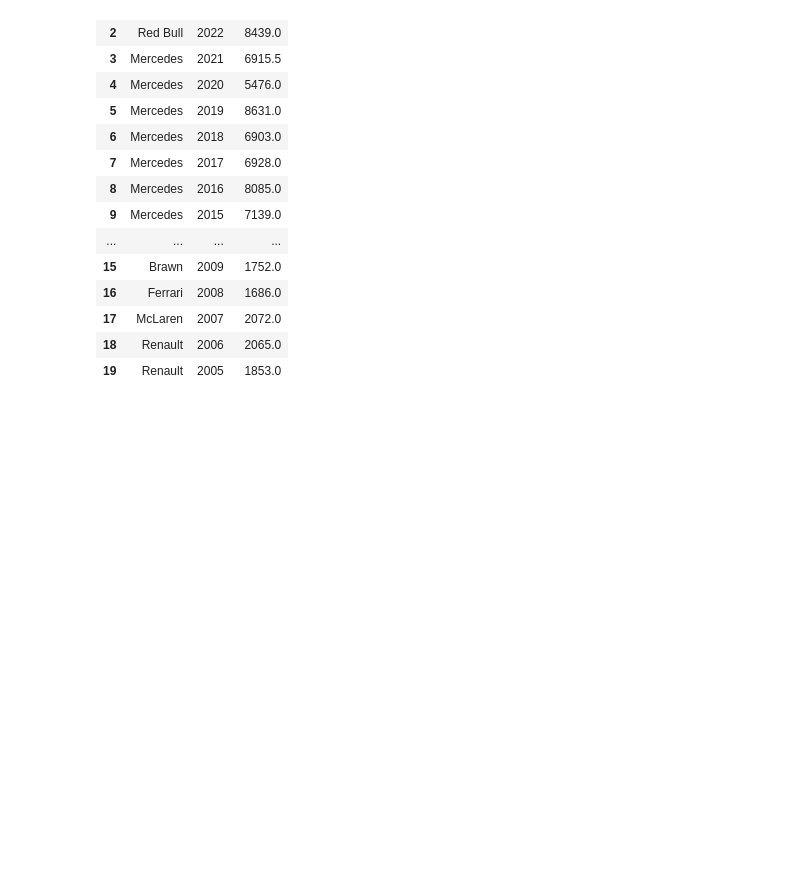
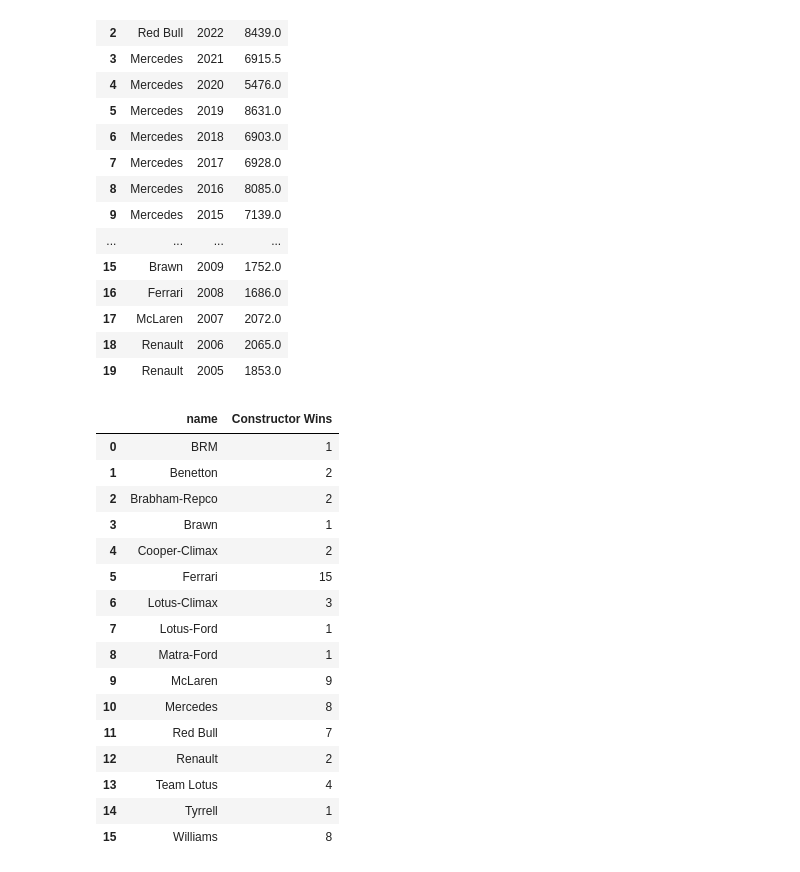
Before and after one commit to sagarverma29/F1-World-Championship-Analysis, a Jupyter notebook: Formula 1 EDA.ipynb, the cells around one changed output. Drawn from its saved outputs; the diff is of its cells as text; code cells hidden in the pictures; blank space fills up the shorter version.

```diff
--- a/Formula 1 EDA.ipynb
+++ b/Formula 1 EDA.ipynb
@@ -385,0 +383,22 @@ fig.show()
+# %%
+Constructor_champions = const.groupby(by= 'name').size().reset_index(name = 'Constructor Wins')
+# %%
+Constructor_champions
+# %% [output]
+|  | name | Constructor Wins |
+| 0 | BRM | 1 |
+| 1 | Benetton | 2 |
+| 2 | Brabham-Repco | 2 |
+| 3 | Brawn | 1 |
+| 4 | Cooper-Climax | 2 |
+| 5 | Ferrari | 15 |
+| 6 | Lotus-Climax | 3 |
+| 7 | Lotus-Ford | 1 |
+| 8 | Matra-Ford | 1 |
+| 9 | McLaren | 9 |
+| 10 | Mercedes | 8 |
+| 11 | Red Bull | 7 |
+| 12 | Renault | 2 |
+| 13 | Team Lotus | 4 |
+| 14 | Tyrrell | 1 |
+| 15 | Williams | 8 |
```
Also changed, not shown: parts of 3 cells of this notebook.
